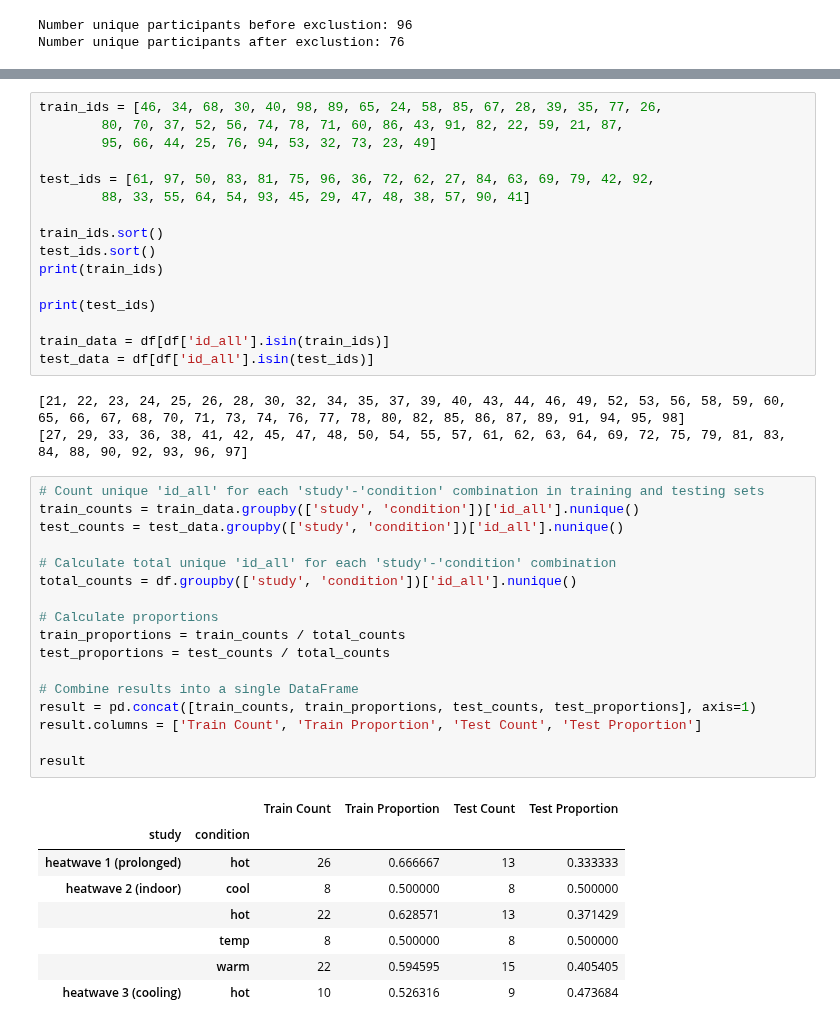
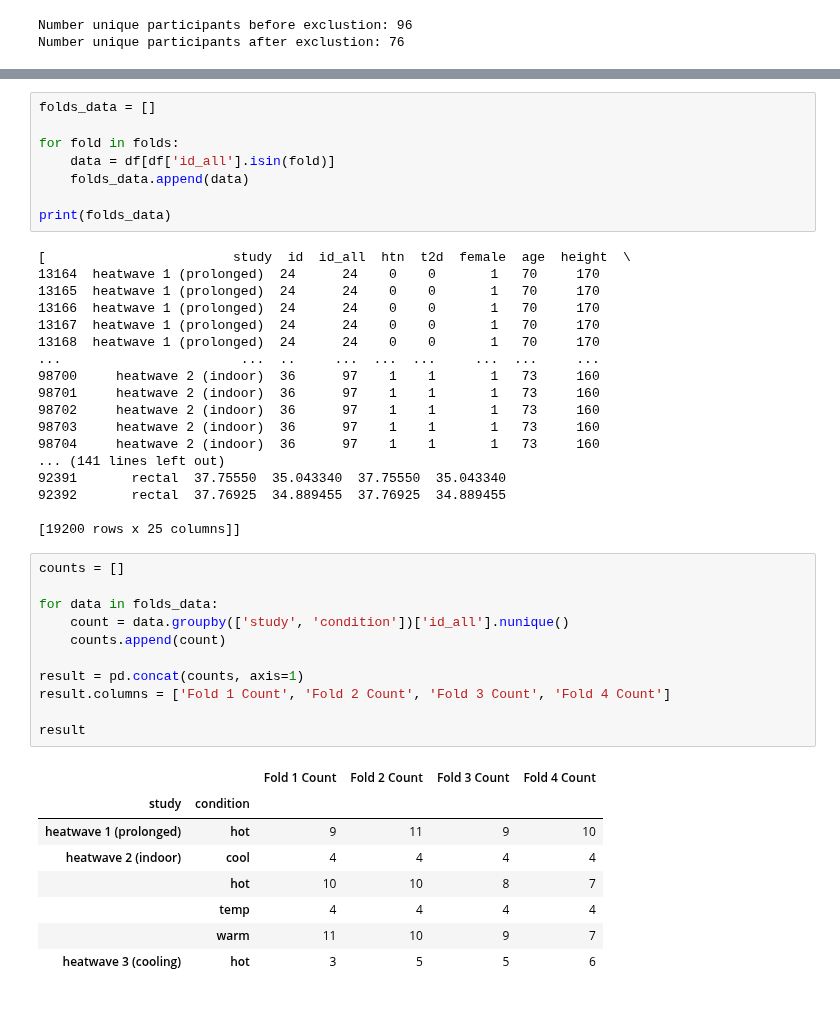
Before and after one commit to climate-ethos/core-temperature-modelling, a Jupyter notebook: results-sampling.ipynb, the cells around one changed output, grey strips where cells are left out. Saved outputs shown, nothing was run; the diff lists cells and outputs as text.

Commit message:
feat: Sampling distribution using k-fold

```diff
--- a/results-sampling.ipynb
+++ b/results-sampling.ipynb
@@ -45,48 +47,49 @@ train_ids, test_ids
 # %%
-train_ids = [46, 34, 68, 30, 40, 98, 89, 65, 24, 58, 85, 67, 28, 39, 35, 77, 26,
-        80, 70, 37, 52, 56, 74, 78, 71, 60, 86, 43, 91, 82, 22, 59, 21, 87,
-        95, 66, 44, 25, 76, 94, 53, 32, 73, 23, 49]
+folds_data = []
 
-test_ids = [61, 97, 50, 83, 81, 75, 96, 36, 72, 62, 27, 84, 63, 69, 79, 42, 92,
-        88, 33, 55, 64, 54, 93, 45, 29, 47, 48, 38, 57, 90, 41]
+for fold in folds:
+    data = df[df['id_all'].isin(fold)]
+    folds_data.append(data)
 
-train_ids.sort()
-test_ids.sort()
-print(train_ids)
-
-print(test_ids)
-
-train_data = df[df['id_all'].isin(train_ids)]
-test_data = df[df['id_all'].isin(test_ids)]
+print(folds_data)
 # %% [output]
-[21, 22, 23, 24, 25, 26, 28, 30, 32, 34, 35, 37, 39, 40, 43, 44, 46, 49, 52, 53, 56, 58, 59, 60, 65, 66, 67, 68, 70, 71, 73, 74, 76, 77, 78, 80, 82, 85, 86, 87, 89, 91, 94, 95, 98]
-[27, 29, 33, 36, 38, 41, 42, 45, 47, 48, 50, 54, 55, 57, 61, 62, 63, 64, 69, 72, 75, 79, 81, 83, 84, 88, 90, 92, 93, 96, 97]
+[                        study  id  id_all  htn  t2d  female  age  height  \
+13164  heatwave 1 (prolonged)  24      24    0    0       1   70     170
+13165  heatwave 1 (prolonged)  24      24    0    0       1   70     170
+13166  heatwave 1 (prolonged)  24      24    0    0       1   70     170
+13167  heatwave 1 (prolonged)  24      24    0    0       1   70     170
+13168  heatwave 1 (prolonged)  24      24    0    0       1   70     170
+...                       ...  ..     ...  ...  ...     ...  ...     ...
+98700     heatwave 2 (indoor)  36      97    1    1       1   73     160
+98701     heatwave 2 (indoor)  36      97    1    1       1   73     160
+98702     heatwave 2 (indoor)  36      97    1    1       1   73     160
+98703     heatwave 2 (indoor)  36      97    1    1       1   73     160
+98704     heatwave 2 (indoor)  36      97    1    1       1   73     160
+... (141 lines left out)
+92391       rectal  37.75550  35.043340  37.75550  35.043340
+92392       rectal  37.76925  34.889455  37.76925  34.889455
+
+[19200 rows x 25 columns]]
 # %%
-# Count unique 'id_all' for each 'study'-'condition' combination in training and testing sets
-train_counts = train_data.groupby(['study', 'condition'])['id_all'].nunique()
-test_counts = test_data.groupby(['study', 'condition'])['id_all'].nunique()
+counts = []
 
-# Calculate total unique 'id_all' for each 'study'-'condition' combination
-total_counts = df.groupby(['study', 'condition'])['id_all'].nunique()
+for data in folds_data:
+    count = data.groupby(['study', 'condition'])['id_all'].nunique()
+    counts.append(count)
 
-# Calculate proportions
-train_proportions = train_counts / total_counts
-test_proportions = test_counts / total_counts
-
-# Combine results into a single DataFrame
-result = pd.concat([train_counts, train_proportions, test_counts, test_proportions], axis=1)
-result.columns = ['Train Count', 'Train Proportion', 'Test Count', 'Test Proportion']
+result = pd.concat(counts, axis=1)
+result.columns = ['Fold 1 Count', 'Fold 2 Count', 'Fold 3 Count', 'Fold 4 Count']
 
 result
 # %% [output]
-|  |  | Train Count | Train Proportion | Test Count | Test Proportion |
+|  |  | Fold 1 Count | Fold 2 Count | Fold 3 Count | Fold 4 Count |
 | study | condition |  |  |  |  |
-| heatwave 1 (prolonged) | hot | 26 | 0.666667 | 13 | 0.333333 |
-| heatwave 2 (indoor) | cool | 8 | 0.500000 | 8 | 0.500000 |
-|  | hot | 22 | 0.628571 | 13 | 0.371429 |
-|  | temp | 8 | 0.500000 | 8 | 0.500000 |
-|  | warm | 22 | 0.594595 | 15 | 0.405405 |
-| heatwave 3 (cooling) | hot | 10 | 0.526316 | 9 | 0.473684 |
+| heatwave 1 (prolonged) | hot | 9 | 11 | 9 | 10 |
+| heatwave 2 (indoor) | cool | 4 | 4 | 4 | 4 |
+|  | hot | 10 | 10 | 8 | 7 |
+|  | temp | 4 | 4 | 4 | 4 |
+|  | warm | 11 | 10 | 9 | 7 |
+| heatwave 3 (cooling) | hot | 3 | 5 | 5 | 6 |
 # %%
 import matplotlib.pyplot as plt
 import pandas as pd
```
Also changed, not shown: parts of 6 cells of this notebook.
